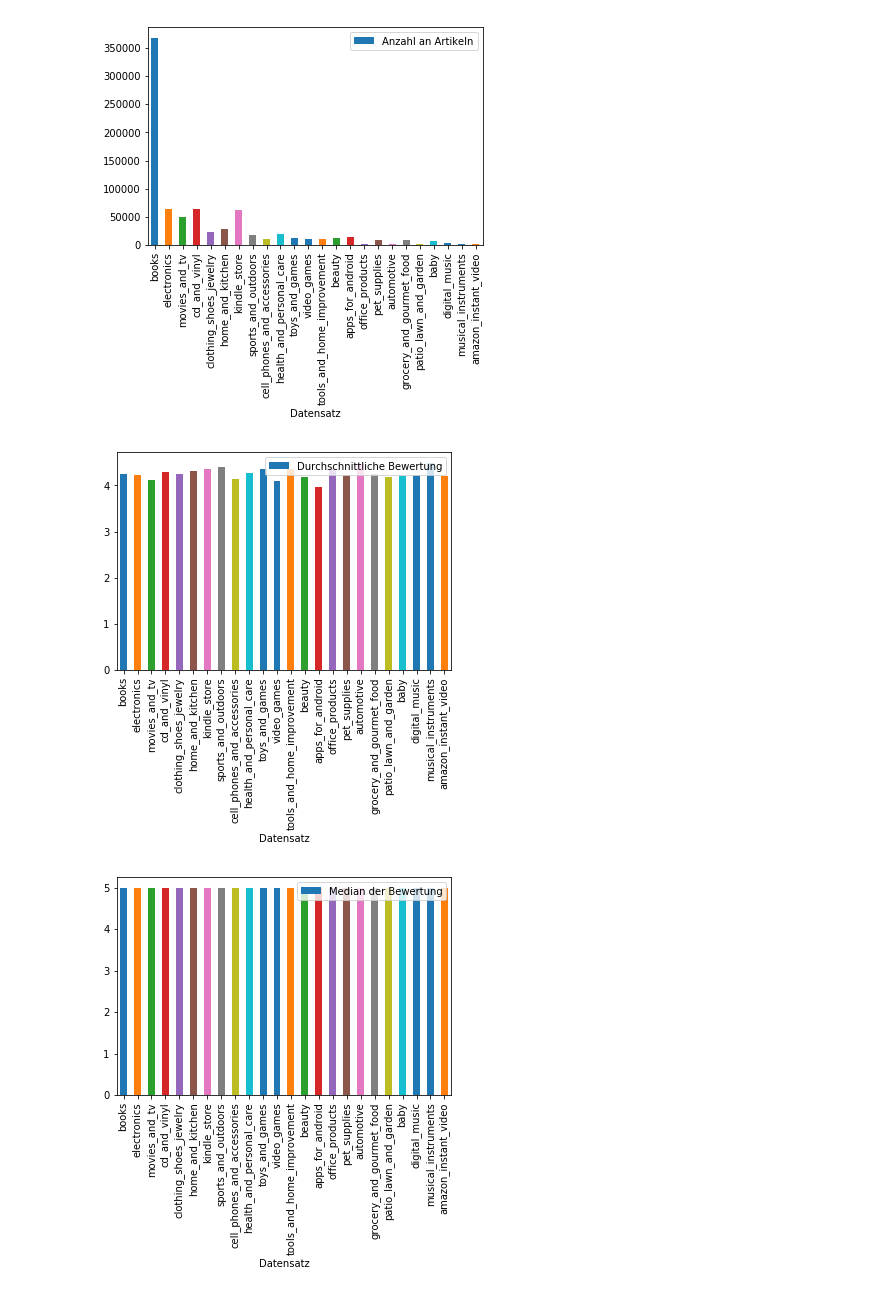
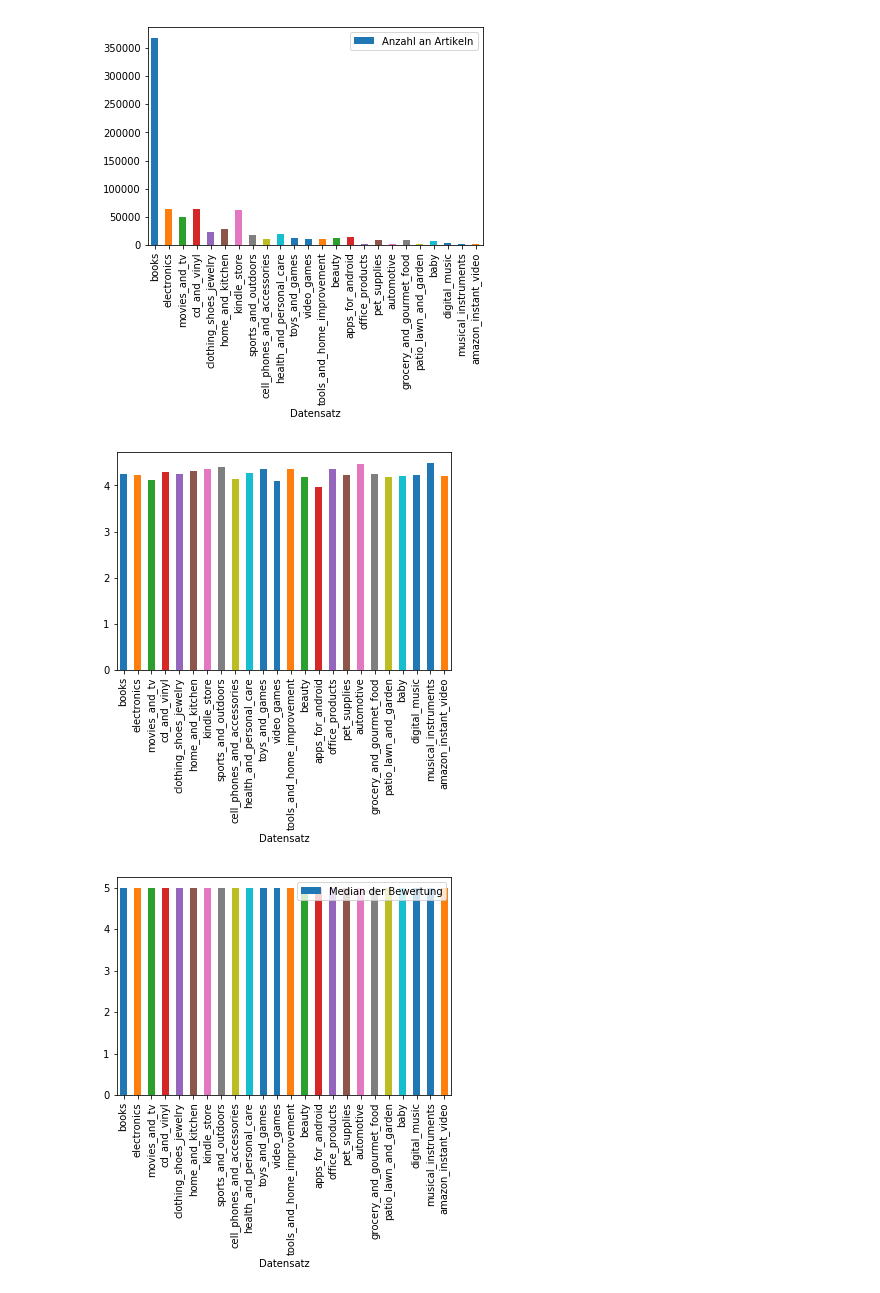
Before and after one commit to VDegraf/PS_AIS_WS18, a Jupyter notebook: Data_Understanding/data_understanding_1.ipynb, the cells around one changed output. Cells and saved outputs as stored; diff of their text form; code cells hidden in the pictures.

```diff
--- a/Data_Understanding/data_understanding_1.ipynb
+++ b/Data_Understanding/data_understanding_1.ipynb
@@ -305,7 +325,7 @@ ax=df3.plot.bar(x="Datensatz",y="Anzahl an Artikeln")
 # %% [output]
 [figure]
 # %%
-ax=df3.plot.bar(x="Datensatz",y="Durchschnittliche Bewertung")
+ax=df3.plot.bar(x="Datensatz", y="Durchschnittliche Bewertung", legend=False)
 # %% [output]
-[figure, old version]
+[figure, new version]
 # %%
```
Also changed, not shown: parts of 9 cells of this notebook.
